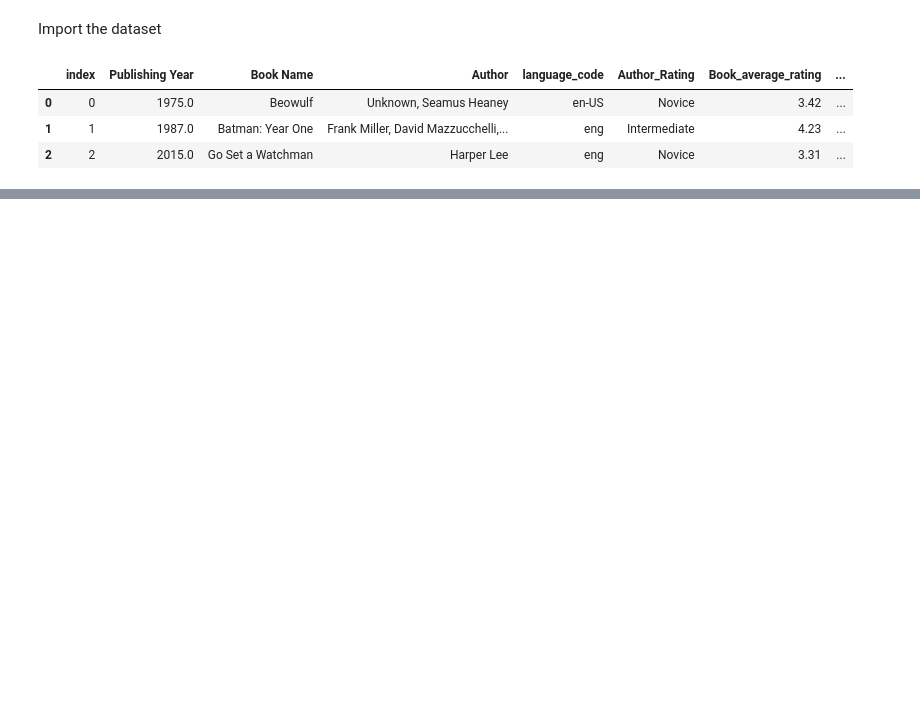
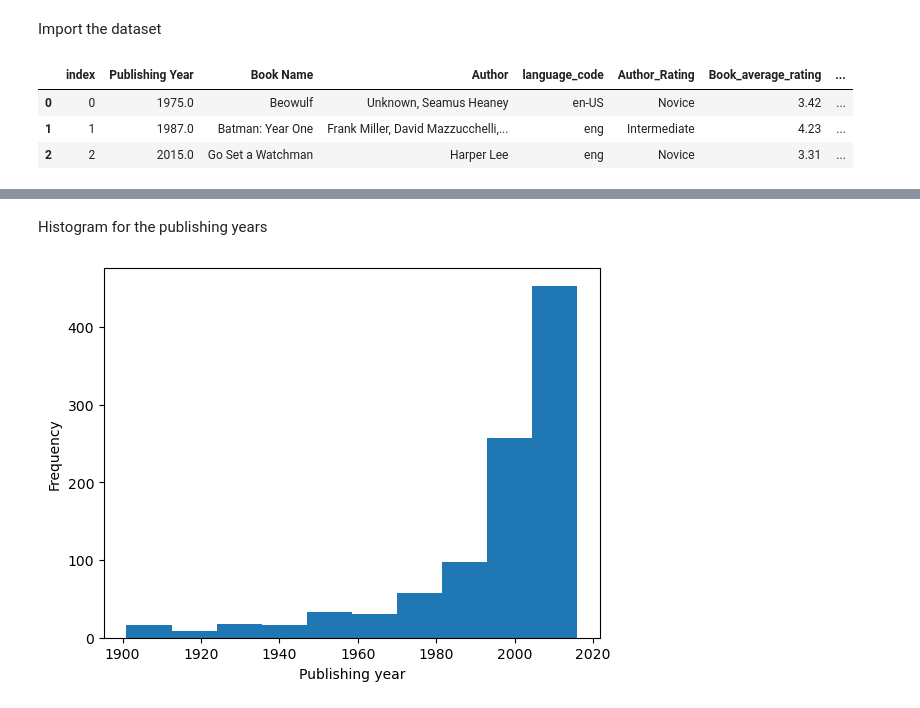
Before and after one commit to NoMercy17/data_analyzing, a Jupyter notebook: book_sales_dataset.ipynb, the cells around one changed output, grey strips where cells are left out. Drawn from its saved outputs; the diff is of its cells as text; code cells hidden in the pictures; blank space fills up the shorter version.

```diff
--- a/book_sales_dataset.ipynb
+++ b/book_sales_dataset.ipynb
@@ -21,0 +34,4 @@ df.head(3)
+# %%
+df = df[df['Publishing Year'] > 1900 ]
+
+df.describe()
@@ -21,0 +67,3 @@ df.head(3)
+# %%
+df.dropna(subset='Book Name', inplace=True)
+df.duplicated().sum()
@@ -21,0 +91,9 @@ df.head(3)
+# %% [markdown]
+Histogram for the publishing years
+# %%
+plt.hist(df['Publishing Year'])
+plt.xlabel('Publishing year')
+plt.ylabel('Frequency')
+plt.show()
+# %% [output]
+[figure, added]
```
Also changed, not shown: parts of 11 cells of this notebook.
